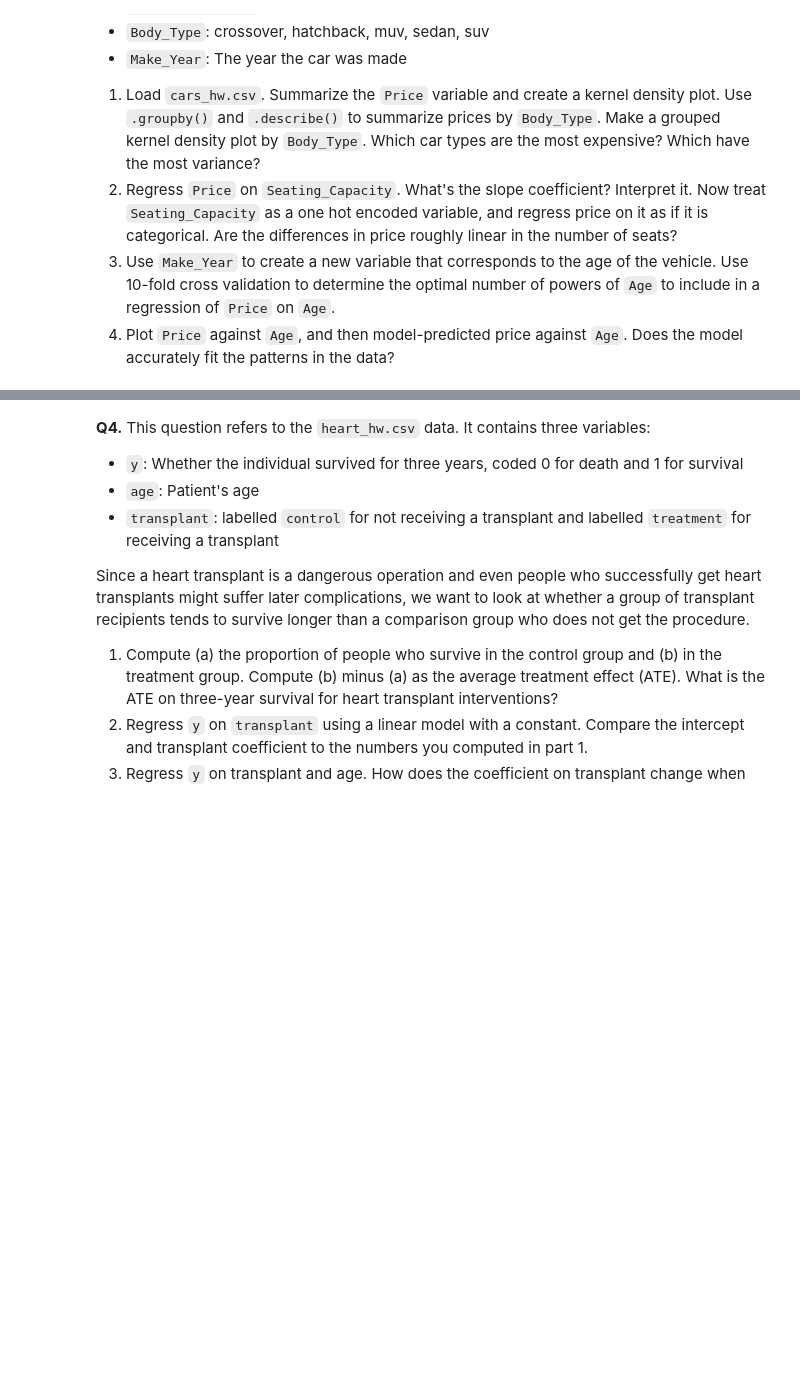
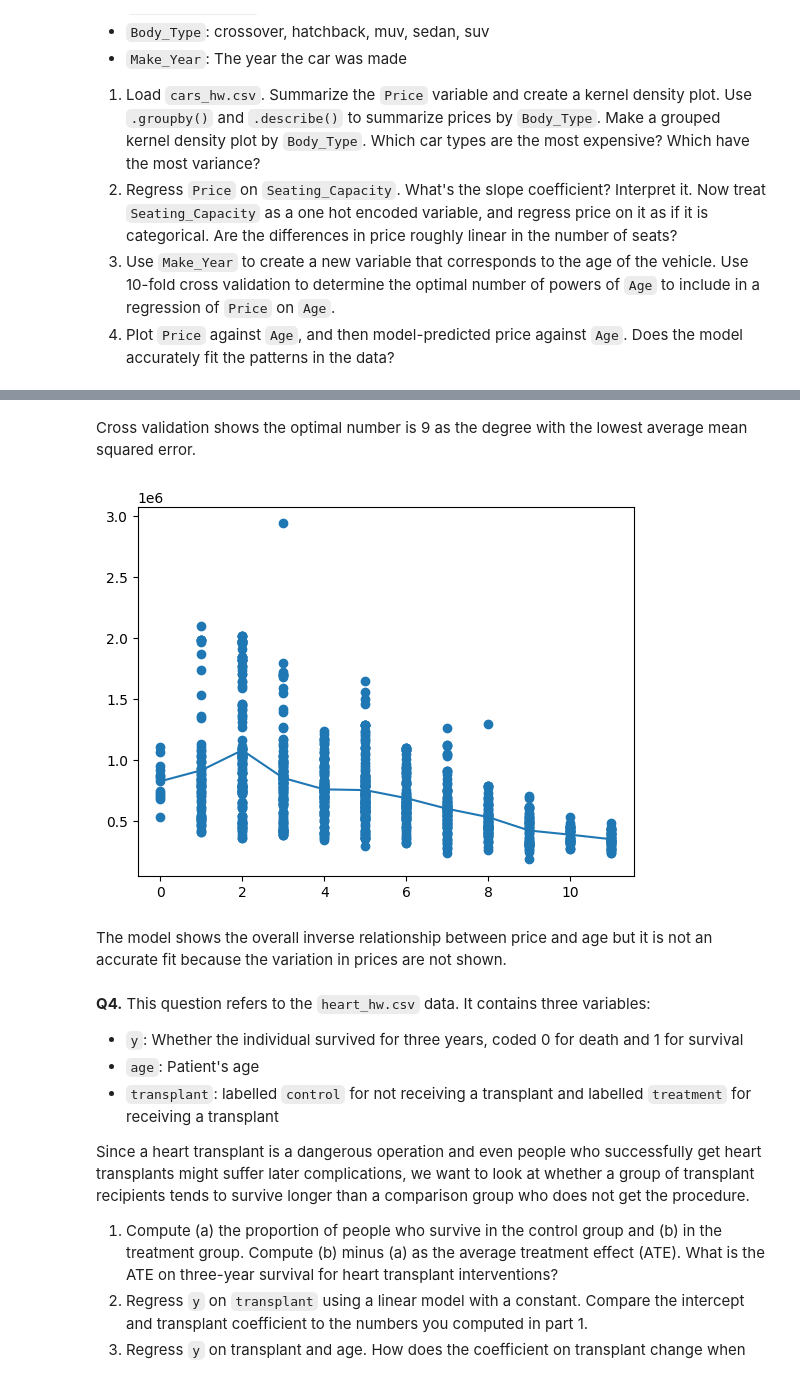
Before and after one commit to arya-rajesh-99/undergrad_ml_assignments, a Jupyter notebook: 03_assignment_linear_models.ipynb, the cells around one changed output, grey strips where cells are left out. Saved outputs shown, nothing was run; the diff lists cells and outputs as text; code cells hidden in the pictures; blank space fills up the shorter version.

```diff
--- a/03_assignment_linear_models.ipynb
+++ b/03_assignment_linear_models.ipynb
@@ -260,0 +293,14 @@ Part 5 MSE: 20693.20558126925
+# %%
+# question 3.2 continued
+#seating capacity as categorical
+tdf = cars_df.loc[:, ['Price', 'Seating_Capacity']].dropna()
+y=tdf['Price']
+X_cat = pd.get_dummies(tdf['Seating_Capacity'], dtype='int', drop_first=True)
+
+model = LinearRegression()
+model.fit(X_cat, y)
+print('Model Intercept', model.intercept_)
+pd.DataFrame({
+    'variable': X_cat.columns, #had to do columns so it works, no error
+    'coefficient': model.coef_
+})
@@ -261,3 +366,23 @@ Part 5 MSE: 20693.20558126925
+# %% [markdown]
+Cross validation shows the optimal number is 9 as the degree with the lowest average mean squared error.
+# %%
+# question 3.4
+tdf = cars_df.loc[:, ['Price', 'Age']].dropna().sort_values('Age')
+y = tdf['Price']
+X = tdf[['Age']]
+poly=PolynomialFeatures(degree=int(optimal_degree), include_bias=False)
+X_poly = poly.fit_transform(X)
+model = LinearRegression()
+model.fit(X_poly, y)
+tdf['predicted_price'] = model.predict(X_poly)
+#plotting
+plt.scatter(tdf['Age'], tdf['Price'])
+plt.plot(tdf['Age'], tdf['predicted_price'])
+plt.show()
+# %% [output]
+[figure, added]
+# %% [markdown]
+The model shows the overall inverse relationship between price and age but it is not an accurate fit because the variation in prices are not shown.
 # %% [markdown]
 **Q4.** This question refers to the `heart_hw.csv` data. It contains three variables:
 
```
Also changed, not shown: parts of 8 cells of this notebook.
